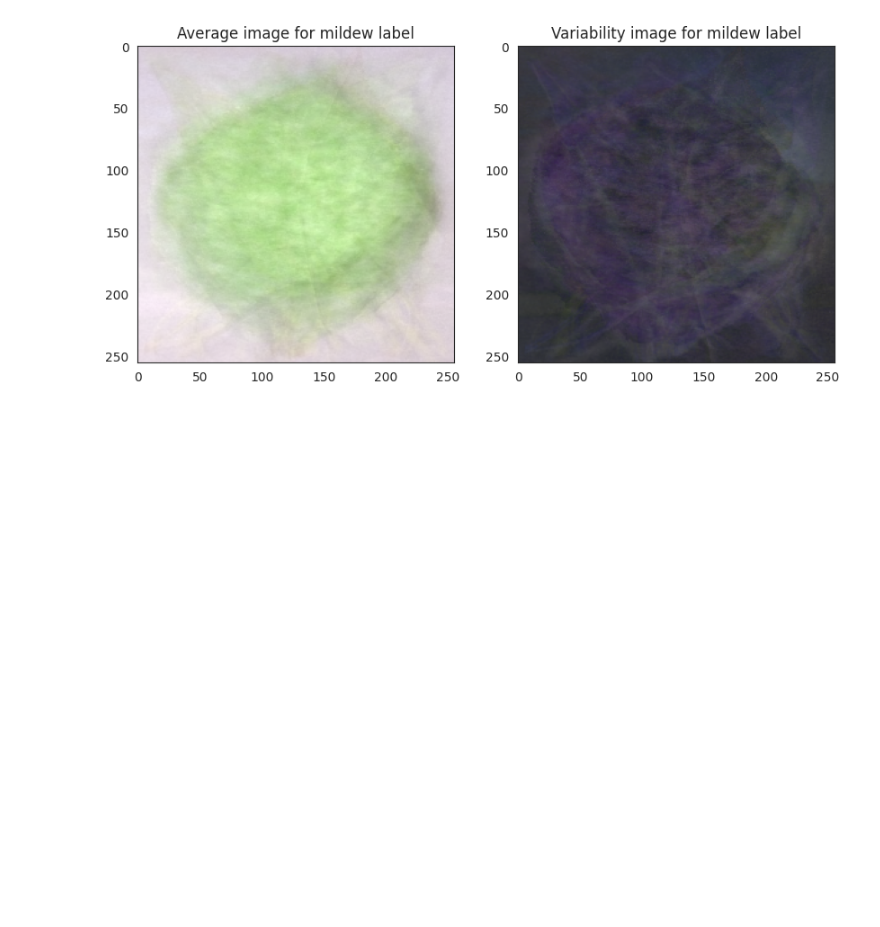
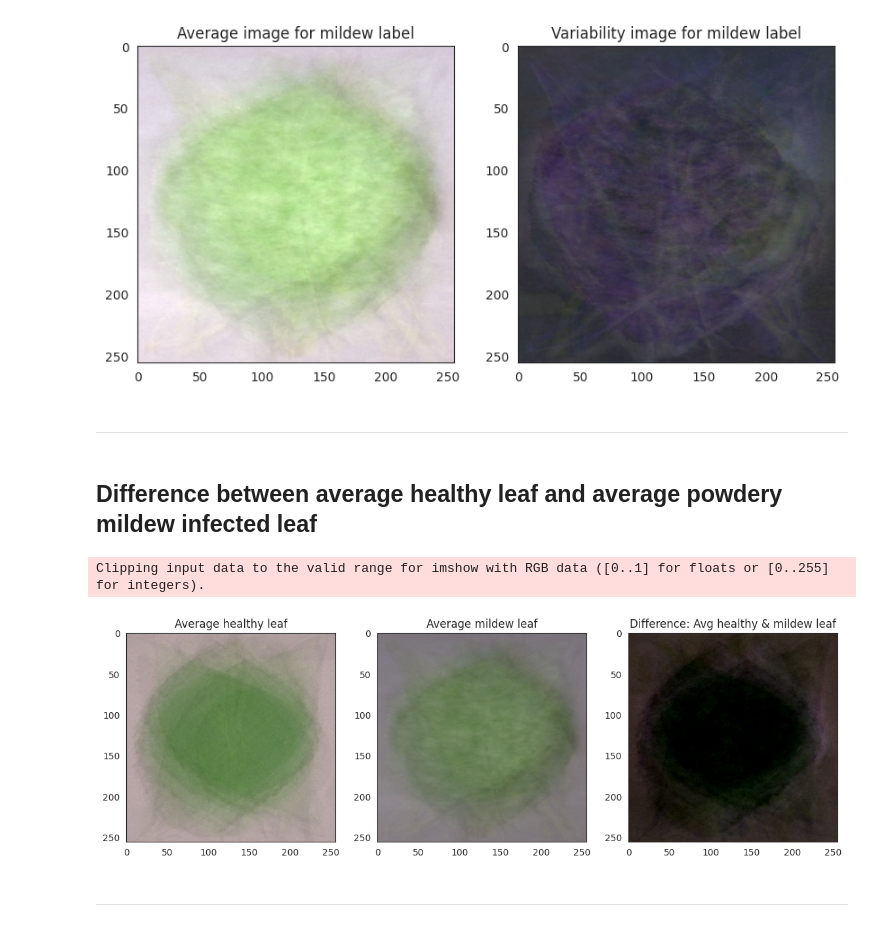
Before and after one commit to NixTS/ml-mildew-detection-in-cherry-leaves, a Jupyter notebook: jupyter_notebooks/nb-2_data_visualization.ipynb, the cells around one changed output. Cells and saved outputs as stored; diff of their text form; code cells hidden in the pictures; blank space fills up the shorter version.

Commit message:
Add difference between average image in each label

```diff
--- a/jupyter_notebooks/nb-2_data_visualization.ipynb
+++ b/jupyter_notebooks/nb-2_data_visualization.ipynb
@@ -256,3 +256,25 @@ Image Shape: (256, 256, 3)
 Image Shape: (256, 256, 3)
 [figure]
 [figure]
+# %% [markdown]
+---
+# %% [markdown]
+## Difference between average healthy leaf and average powdery mildew infected leaf
+# %%
+def subset_image_label(X, y, label_to_display):
+    '''
+    Description:
+    Subsets input images based on the specified label
+
+    Parameters:
+    X - numpy array:            Input images
+    y - numpy array:            Labels of the images
+    label_to_display - int:     Label to subset the data for
+
+    Returns:
+    numpy array:                Subset of input images corresponding to the specified label
+    '''
+    y = y.reshape(-1, 1, 1)
+    boolean_mask = np.any(y == label_to_display, axis=1).reshape(-1)
+    df = X[boolean_mask]
+    return df
@@ -258,0 +335,12 @@ Image Shape: (256, 256, 3)
+# %%
+diff_bet_avg_image_labels_data_as_array(X=X, y=y,
+                                        label_0='healthy',
+                                        label_1='mildew',
+                                        figsize=(14, 14),
+                                        save_image=True
+                                        )
+# %% [output]
+Clipping input data to the valid range for imshow with RGB data ([0..1] for floats or [0..255] for integers).
+[figure, added]
+# %% [markdown]
+---
```
Also changed, not shown: parts of 1 cell of this notebook, 2 other files.
